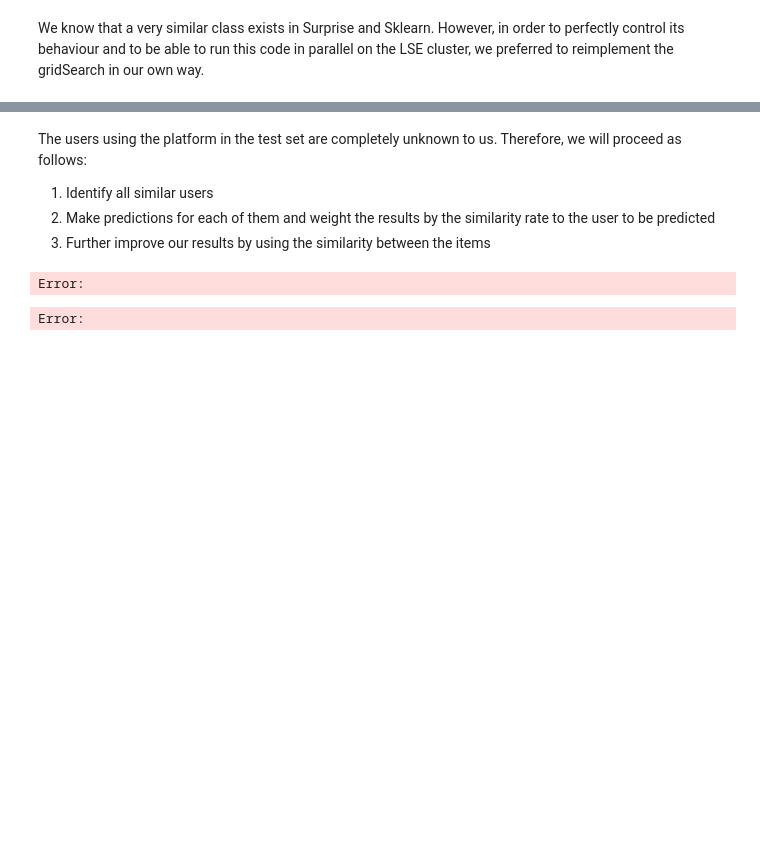
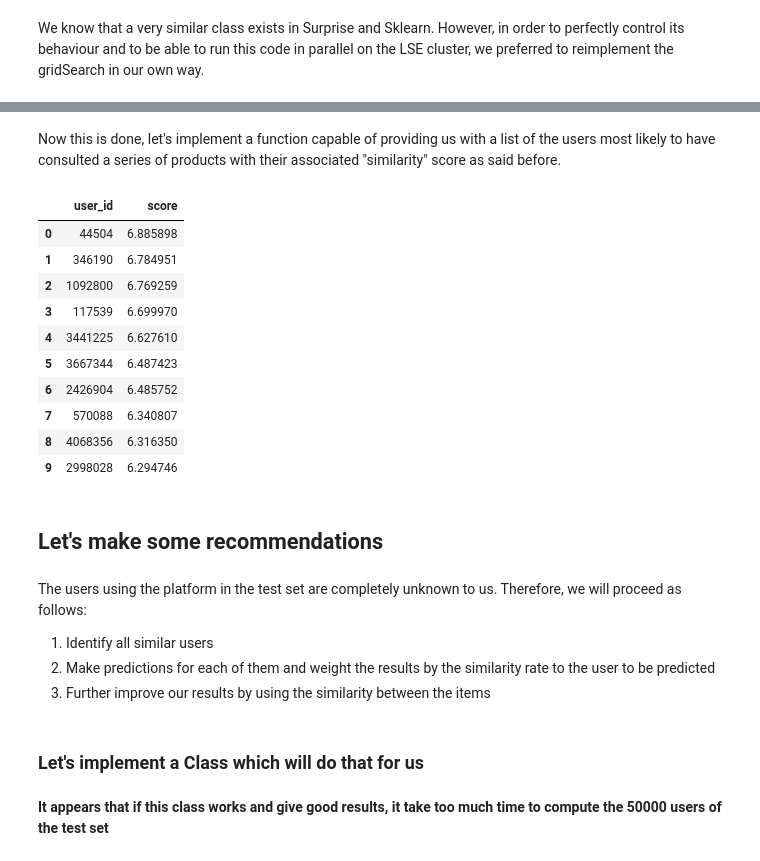
Before and after one commit to hjamet/SYMA, a Jupyter notebook: src/research.ipynb, the cells around one changed output, grey strips where cells are left out. Cells and saved outputs as stored; diff of their text form; code cells hidden in the pictures; blank space fills up the shorter version.

Commit message:
[FEAT] Removing script and much better research notebook

```diff
--- a/src/research.ipynb
+++ b/src/research.ipynb
@@ -427,53 +500,30 @@ dtype: float64
+# %% [markdown]
+Now this is done, let's implement a function capable of providing us with a list of the users most likely to have consulted a series of products with their associated "similarity" score as said before.
+# %%
+def get_similar_user(item_list, number):
+    return user_prediction[user_prediction.item_id.isin(item_list)].groupby("user_id").score.sum().sort_values(ascending=False).iloc[:number].reset_index()
+
+get_similar_user(test_final_sessions_df[test_final_sessions_df.session_id == 96].item_id, 10)
+# %% [output]
+|  | user_id | score |
+| 0 | 44504 | 6.885898 |
+| 1 | 346190 | 6.784951 |
+| 2 | 1092800 | 6.769259 |
+| 3 | 117539 | 6.699970 |
+| 4 | 3441225 | 6.627610 |
+| 5 | 3667344 | 6.487423 |
+| 6 | 2426904 | 6.485752 |
+| 7 | 570088 | 6.340807 |
+| 8 | 4068356 | 6.316350 |
+| 9 | 2998028 | 6.294746 |
+# %% [markdown]
+## Let's make some recommendations
 # %% [markdown]
 The users using the platform in the test set are completely unknown to us. Therefore, we will proceed as follows:
 1. Identify all similar users
 2. Make predictions for each of them and weight the results by the similarity rate to the user to be predicted
 3. Further improve our results by using the similarity between the items
-# %%
-class Recommandationgenerator:
-
-    def __init__(self, train_set_df, candidate_item):
-        self.candidate_item = candidate_item
-        self.train_set_df = train_set_df
-        rating_reader = surprise.Reader(rating_scale=(1, 2))
-        self.train_set_surprise = surprise.dataset.Dataset.load_from_df(df=train_set_df[["user_id", "item_id", "raw_ratings"]], reader=rating_reader)
-        self.model = surprise.SVD(**best_svd_models[0][0])
-
-    def fit(self):
-        self.model.fit(self.train_set_surprise.build_full_trainset())
-
-    def predict(self, X):
-        similar_user = self.__get_similar_user(X.item_id)
-        median_prediction = self.__get_user_median_prediction(similar_user)
-        return median_prediction
-        # return median_prediction[:100].index.to_list()
-
-    def __get_similar_user(self, item_list):
-        return self.train_set_df[self.train_set_df["item_id"].isin(item_list)]["user_id"]
-
-    def __get_user_median_prediction(self, user_list):
-        X = pd.Series(index=pd.MultiIndex.from_product([self.candidate_item, user_list])).reset_index()
-        X = X.apply(lambda row : self..predict(uid=row.user_id, iid=row.item_id, verbose=False).est, axis=1)
-        X = X.rename("score").reset_index()
-        return X.groupby("item_id")["score"].mean().sort_values(ascending=False)
-
-    def __get_most_accurate_item(self, item_list):
-        item_scores = None
-        for item in item_list.values:
-            item = int(item)
-            temp = get_item_similarity_score(item_features_df[item_features_df.item_id.isin(self.candidate_item)], item_id=item)
-            item_scores = temp if item_scores is None else item_scores + temp
-        return item_scores.sort_values(ascending=False).index.to_list()
-
-
-
-# recommandationgenerator = Recommandationgenerator(train_set_df, candidate_items_df.item_id)
-# # recommandationgenerator.fit()
-
-# test = test_final_sessions_df[test_final_sessions_df["session_id"] == 96]
-
-# recommandationgenerator.get_most_accurate_item(test["item_id"])
-# temp = recommandationgenerator.predict(test)
-# %% [output]
-Error:
-Error:
+# %% [markdown]
+### Let's implement a Class which will do that for us
+# %% [markdown]
+**It appears that if this class works and give good results, it take too much time to compute the 50000 users of the test set**
```
Also changed, not shown: parts of 24 cells of this notebook, 1 other file.
